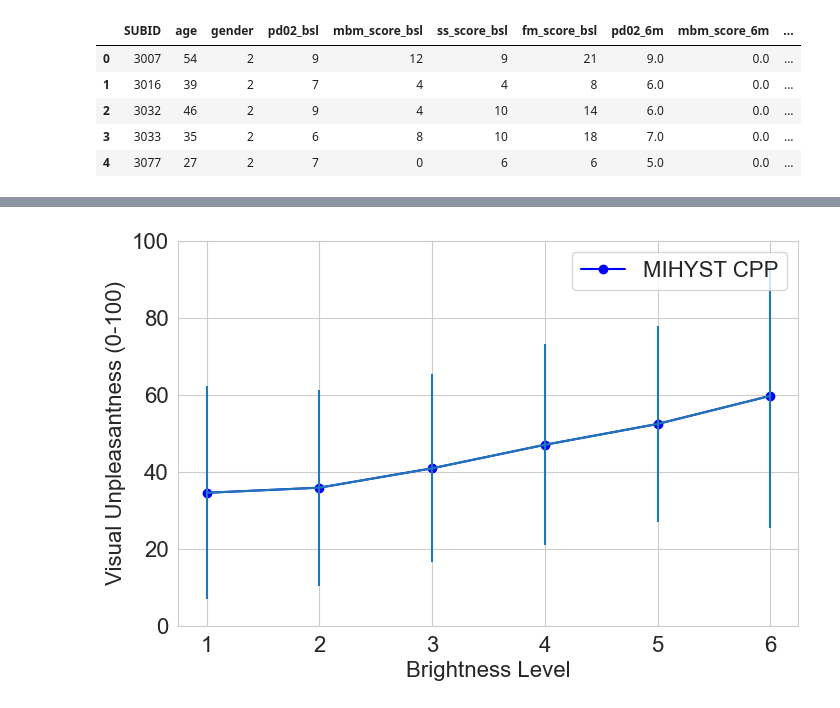
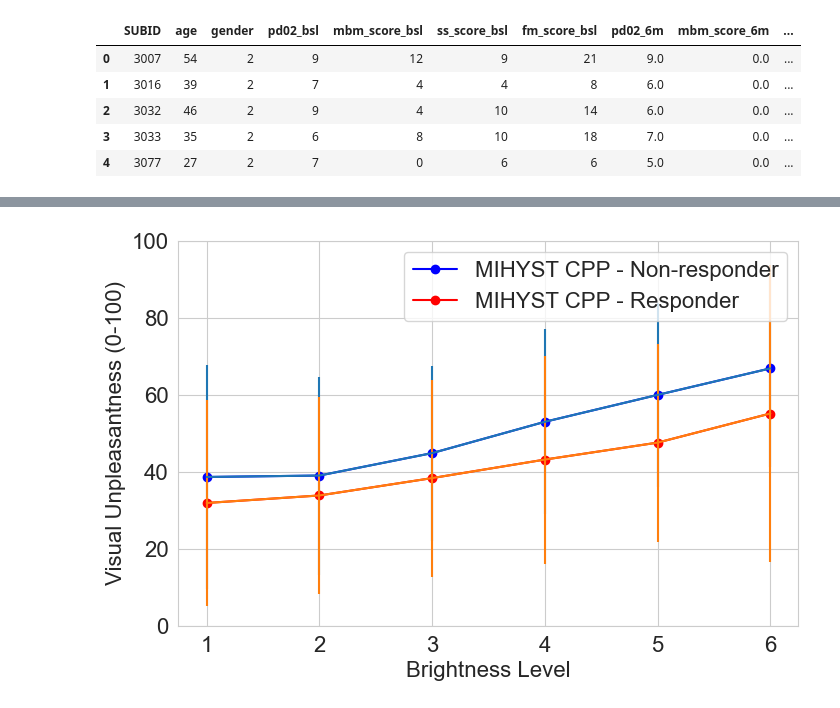
Before and after one commit to ncwaller/neuroimaging_analysis-repo, a Jupyter notebook: plt_graphing/line_bygroup.ipynb, the cells around one changed output, grey strips where cells are left out. Drawn from its saved outputs; the diff is of its cells as text; code cells hidden in the pictures.

```diff
--- a/plt_graphing/line_bygroup.ipynb
+++ b/plt_graphing/line_bygroup.ipynb
@@ -31,25 +41,35 @@ plt.rc('font', **font)
 # %%
 # Make line graph of visual unpleasantness ratings across 6 brightness levels
 
 plt.figure(figsize=(8,5)) # set fig size
 
 x = [1, 2, 3, 4, 5, 6] # brightness levels
-y = [datafile['vis01_unpl_avg'].mean(), datafile['vis02_unpl_avg'].mean(), datafile['vis03_unpl_avg'].mean(),
-     datafile['vis04_unpl_avg'].mean(), datafile['vis05_unpl_avg'].mean(), datafile['vis06_unpl_avg'].mean()] # calc mean
 
-yerror = [datafile['vis01_unpl_avg'].std(), datafile['vis02_unpl_avg'].std(), datafile['vis03_unpl_avg'].std(),
-          datafile['vis04_unpl_avg'].std(), datafile['vis05_unpl_avg'].std(), datafile['vis06_unpl_avg'].std()] # calc SD
+group1_df = datafile.loc[datafile['responder'] == 0] # created subframes by group
+group2_df = datafile.loc[datafile['responder'] == 1]
 
-plt.plot(x, y, marker='o', color='b', label='MIHYST CPP') # plot x and y, set custom details
+y_group1 = [group1_df['vis01_unpl_avg'].mean(), group1_df['vis02_unpl_avg'].mean(), group1_df['vis03_unpl_avg'].mean(),
+     group1_df['vis04_unpl_avg'].mean(), group1_df['vis05_unpl_avg'].mean(), group1_df['vis06_unpl_avg'].mean()] # calc mean
+yerror_group1 = [group1_df['vis01_unpl_avg'].std(), group1_df['vis02_unpl_avg'].std(), group1_df['vis03_unpl_avg'].std(),
+          group1_df['vis04_unpl_avg'].std(), group1_df['vis05_unpl_avg'].std(), group1_df['vis06_unpl_avg'].std()] # calc SD
 
-plt.errorbar(x, y, yerr=yerror) # add error bars
+y_group2 = [group2_df['vis01_unpl_avg'].mean(), group2_df['vis02_unpl_avg'].mean(), group2_df['vis03_unpl_avg'].mean(),
+     group2_df['vis04_unpl_avg'].mean(), group2_df['vis05_unpl_avg'].mean(), group2_df['vis06_unpl_avg'].mean()] # calc mean
+yerror_group2 = [group2_df['vis01_unpl_avg'].std(), group2_df['vis02_unpl_avg'].std(), group2_df['vis03_unpl_avg'].std(),
+          group2_df['vis04_unpl_avg'].std(), group2_df['vis05_unpl_avg'].std(), group2_df['vis06_unpl_avg'].std()] # calc SD
+
+plt.plot(x, y_group1, marker='o', color='b', label='MIHYST CPP - Non-responder') # plot x and y, set custom details
+plt.plot(x, y_group2, marker='o', color='r', label='MIHYST CPP - Responder') # plot x and y, set custom details
+
+plt.errorbar(x, y_group1, yerr=yerror_group1) # add error bars
+plt.errorbar(x, y_group2, yerr=yerror_group2) # add error bars
 
 plt.ylim([0, 100]) # set y axis limit
 
 plt.ylabel('Visual Unpleasantness (0-100)') # ylabel
 plt.xlabel('Brightness Level') # xlabel
 plt.legend() # plot legend based on labels
 
 plt.show() # show plot
 # %% [output]
-[figure, old version]
+[figure, new version]
```
Also changed, not shown: parts of 1 cell of this notebook.
